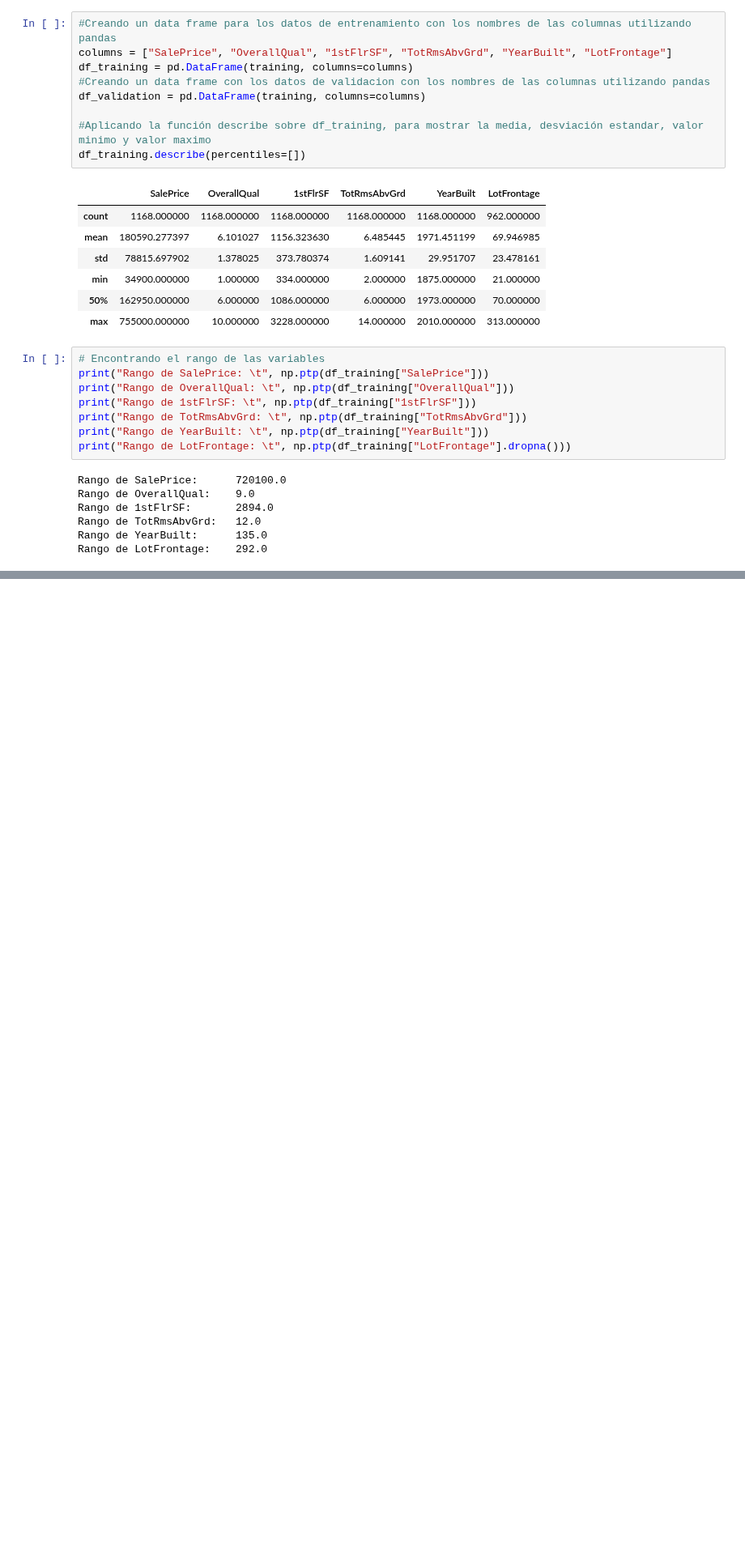
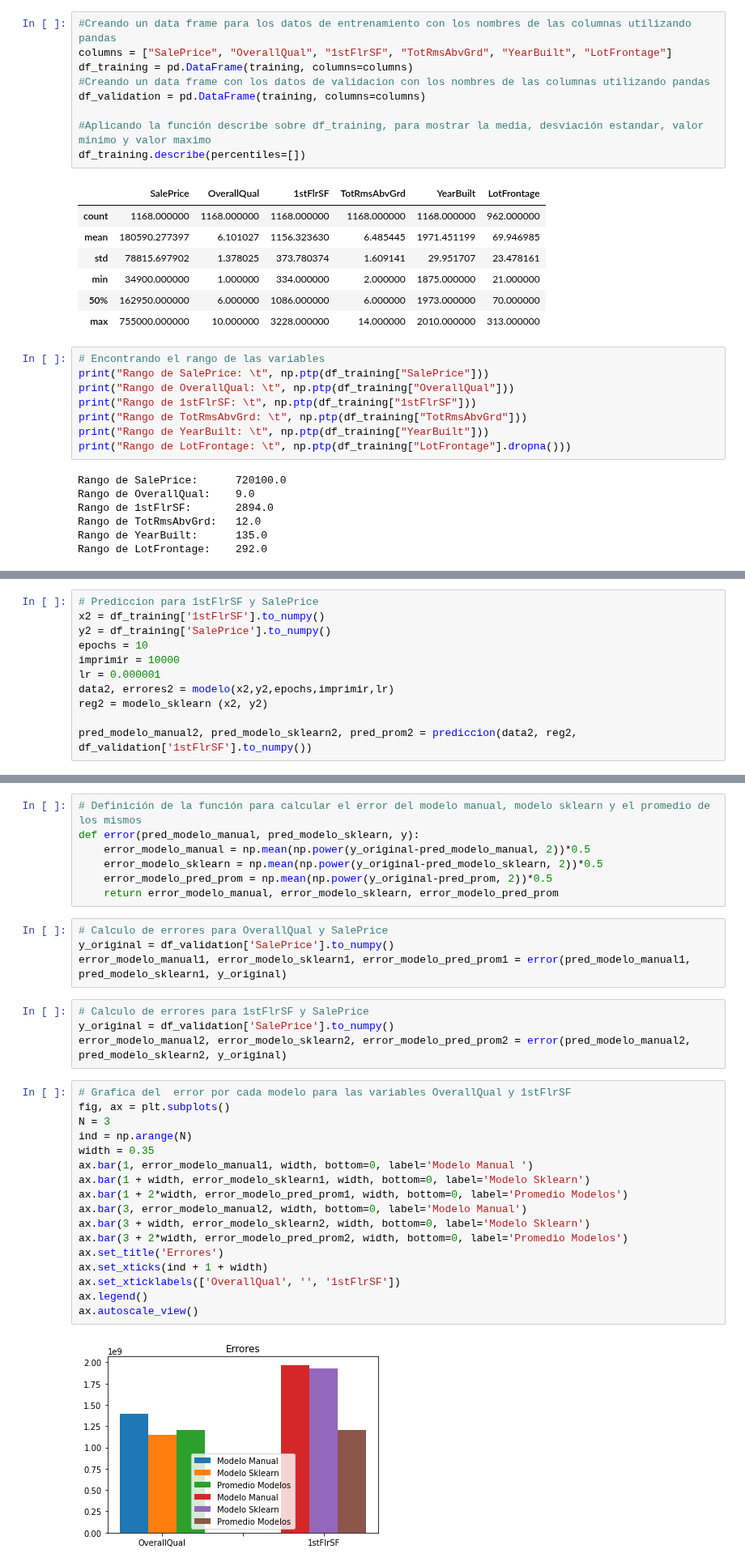
Before and after one commit to alejandrolq/Proyecto-Ciencia-de-Datos-en-Python, a Jupyter notebook: Proyecto Final - Ciencia de Datos en Python.ipynb, the cells around one changed output, grey strips where cells are left out. Shown at 81% size. Saved outputs shown, nothing was run; the diff lists cells and outputs as text; blank space fills up the shorter version.

```diff
--- a/Proyecto Final - Ciencia de Datos en Python.ipynb
+++ b/Proyecto Final - Ciencia de Datos en Python.ipynb
@@ -227,0 +250,11 @@ print(error_modelo_manual, error_modelo_sklearn)
+# %%
+# Prediccion para 1stFlrSF y SalePrice
+x2 = df_training['1stFlrSF'].to_numpy()
+y2 = df_training['SalePrice'].to_numpy()
+epochs = 10
+imprimir = 10000
+lr = 0.000001
+data2, errores2 = modelo(x2,y2,epochs,imprimir,lr)
+reg2 = modelo_sklearn (x2, y2)
+
+pred_modelo_manual2, pred_modelo_sklearn2, pred_prom2 = prediccion(data2, reg2, df_validation['1stFlrSF'].to_numpy())
@@ -227,0 +263,34 @@ print(error_modelo_manual, error_modelo_sklearn)
+# %%
+# Definición de la función para calcular el error del modelo manual, modelo sklearn y el promedio de los mismos
+def error(pred_modelo_manual, pred_modelo_sklearn, y):
+    error_modelo_manual = np.mean(np.power(y_original-pred_modelo_manual, 2))*0.5
+    error_modelo_sklearn = np.mean(np.power(y_original-pred_modelo_sklearn, 2))*0.5
+    error_modelo_pred_prom = np.mean(np.power(y_original-pred_prom, 2))*0.5
+    return error_modelo_manual, error_modelo_sklearn, error_modelo_pred_prom
+# %%
+# Calculo de errores para OverallQual y SalePrice
+y_original = df_validation['SalePrice'].to_numpy()
+error_modelo_manual1, error_modelo_sklearn1, error_modelo_pred_prom1 = error(pred_modelo_manual1, pred_modelo_sklearn1, y_original)
+# %%
+# Calculo de errores para 1stFlrSF y SalePrice
+y_original = df_validation['SalePrice'].to_numpy()
+error_modelo_manual2, error_modelo_sklearn2, error_modelo_pred_prom2 = error(pred_modelo_manual2, pred_modelo_sklearn2, y_original)
+# %%
+# Grafica del  error por cada modelo para las variables OverallQual y 1stFlrSF
+fig, ax = plt.subplots()
+N = 3
+ind = np.arange(N)
+width = 0.35
+ax.bar(1, error_modelo_manual1, width, bottom=0, label='Modelo Manual ')
+ax.bar(1 + width, error_modelo_sklearn1, width, bottom=0, label='Modelo Sklearn')
+ax.bar(1 + 2*width, error_modelo_pred_prom1, width, bottom=0, label='Promedio Modelos')
+ax.bar(3, error_modelo_manual2, width, bottom=0, label='Modelo Manual')
+ax.bar(3 + width, error_modelo_sklearn2, width, bottom=0, label='Modelo Sklearn')
+ax.bar(3 + 2*width, error_modelo_pred_prom2, width, bottom=0, label='Promedio Modelos')
+ax.set_title('Errores')
+ax.set_xticks(ind + 1 + width)
+ax.set_xticklabels(['OverallQual', '', '1stFlrSF'])
+ax.legend()
+ax.autoscale_view()
+# %% [output]
+[figure, added]
```
Also changed, not shown: parts of 30 cells of this notebook.
